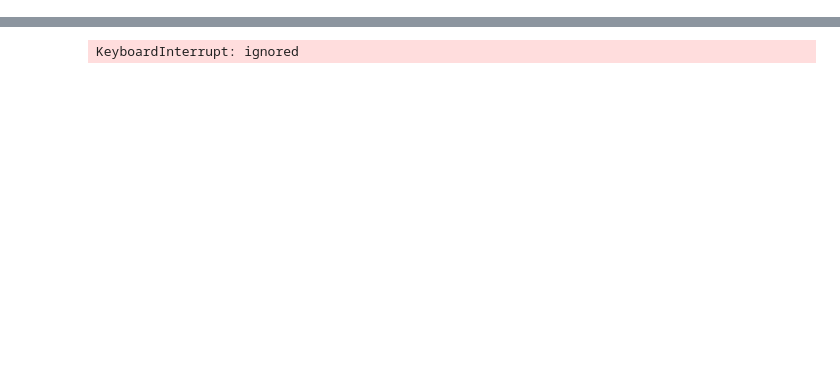
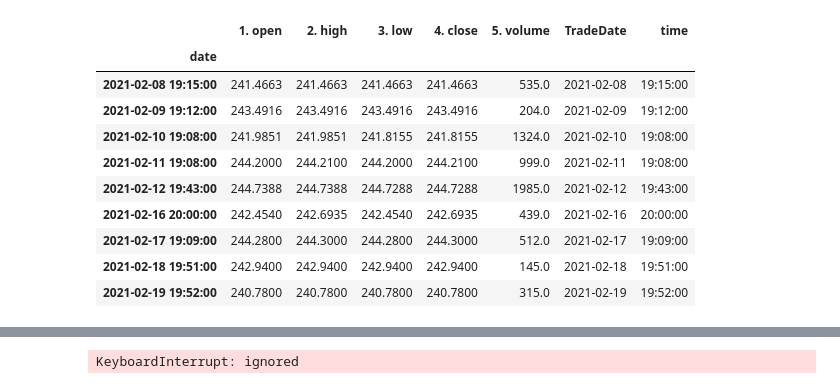
Before and after one commit to atharvas21/Stock-Market-Analysis, a Jupyter notebook: PBLProject.ipynb, the cells around one changed output, grey strips where cells are left out. Drawn from its saved outputs; the diff is of its cells as text; code cells hidden in the pictures; blank space fills up the shorter version.

```diff
--- a/PBLProject.ipynb
+++ b/PBLProject.ipynb
@@ -30,3 +107,17 @@ data, meta_data=ts.get_intraday(symbol='MSFT',interval='1min',outputsize='full')
+# %%
+market.loc[market.groupby('TradeDate')['2. high'].idxmax()]
+# %% [output]
+|  | 1. open | 2. high | 3. low | 4. close | 5. volume | TradeDate | time |
+| date |  |  |  |  |  |  |  |
+| 2021-02-08 19:15:00 | 241.4663 | 241.4663 | 241.4663 | 241.4663 | 535.0 | 2021-02-08 | 19:15:00 |
+| 2021-02-09 19:12:00 | 243.4916 | 243.4916 | 243.4916 | 243.4916 | 204.0 | 2021-02-09 | 19:12:00 |
+| 2021-02-10 19:08:00 | 241.9851 | 241.9851 | 241.8155 | 241.8155 | 1324.0 | 2021-02-10 | 19:08:00 |
+| 2021-02-11 19:08:00 | 244.2000 | 244.2100 | 244.2000 | 244.2100 | 999.0 | 2021-02-11 | 19:08:00 |
+| 2021-02-12 19:43:00 | 244.7388 | 244.7388 | 244.7288 | 244.7288 | 1985.0 | 2021-02-12 | 19:43:00 |
+| 2021-02-16 20:00:00 | 242.4540 | 242.6935 | 242.4540 | 242.6935 | 439.0 | 2021-02-16 | 20:00:00 |
+| 2021-02-17 19:09:00 | 244.2800 | 244.3000 | 244.2800 | 244.3000 | 512.0 | 2021-02-17 | 19:09:00 |
+| 2021-02-18 19:51:00 | 242.9400 | 242.9400 | 242.9400 | 242.9400 | 145.0 | 2021-02-18 | 19:51:00 |
+| 2021-02-19 19:52:00 | 240.7800 | 240.7800 | 240.7800 | 240.7800 | 315.0 | 2021-02-19 | 19:52:00 |
 # %%
 print(data)
 # %% [output]
```
Also changed, not shown: parts of 19 cells of this notebook.
